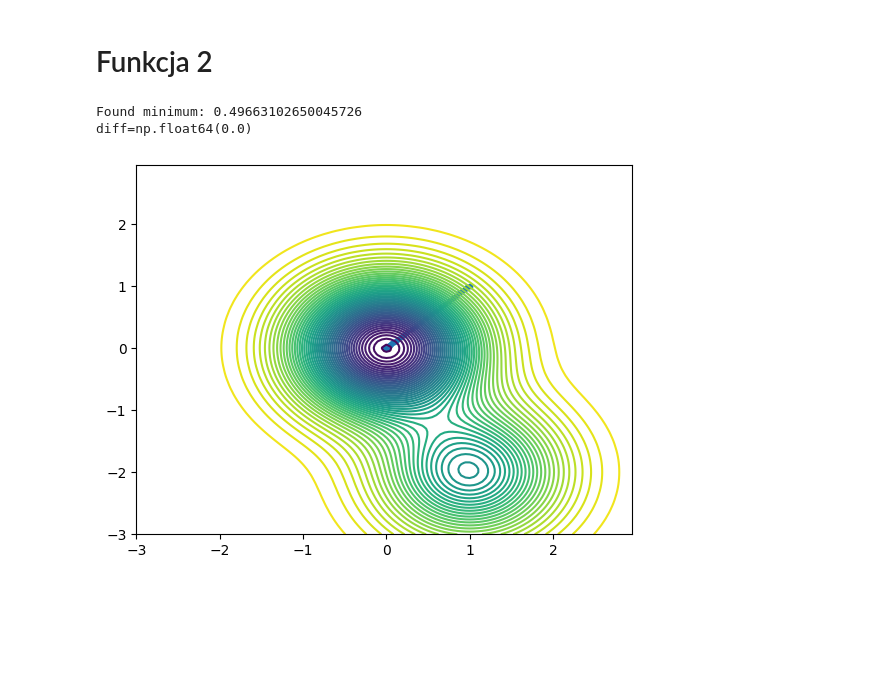
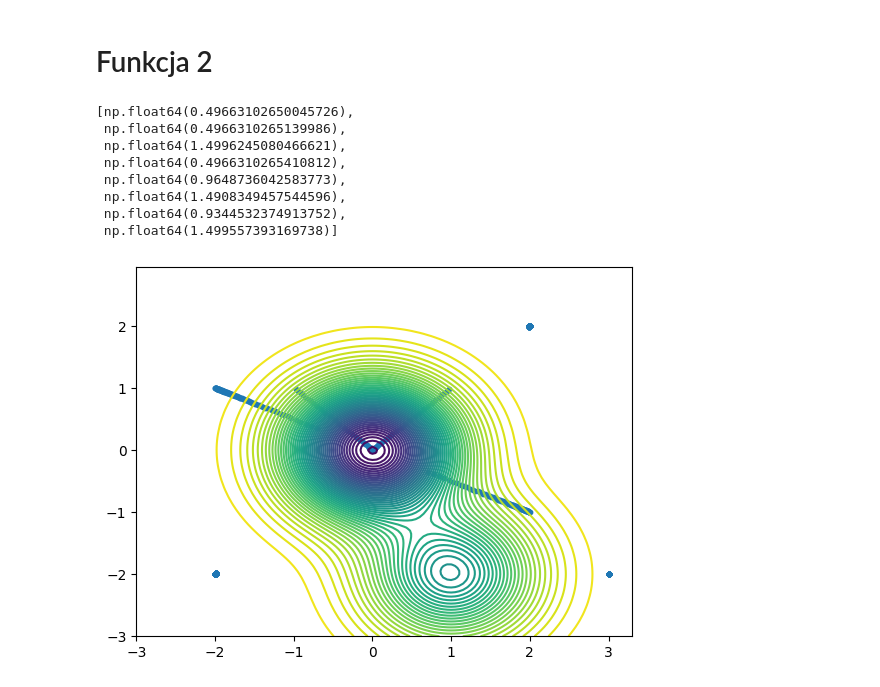
Before and after one commit to Sawertynn/wsi-24z, a Jupyter notebook: lab1/zadanie_1b.ipynb, the cells around one changed output. Cells and saved outputs as stored; diff of their text form; code cells hidden in the pictures; blank space fills up the shorter version.

Commit message:
now trace includes all runs

```diff
--- a/lab1/zadanie_1b.ipynb
+++ b/lab1/zadanie_1b.ipynb
@@ -75,7 +75,8 @@ class SimpleGradientDescent:
         self.alpha = alpha
         self.func = func
         self.grad_func = grad_func
-        self.trace = None
+        #! changed
+        self.trace = np.ndarray((0, 2), np.float64)
 
     def _calc_Z_value(self):
         self.Z = self.func(self.X, self.Y)
@@ -84,7 +85,7 @@ class SimpleGradientDescent:
         self._calc_Z_value()
         plt.figure()
         plt.contour(self.X, self.Y, self.Z, 50)
-        if self.trace is not None and len(self.trace)>0:
+        if len(self.trace)>0:
 
             plt.scatter(self.trace[:,0], self.trace[:,1], s=10)
 
@@ -102,11 +103,14 @@ class SimpleGradientDescent:
 
     def minimize(self, x1_init:float, x2_init:float, steps:int, verbose:int=0, plot:bool=False)->float:
         #! TODO
-        self.trace = np.ndarray((steps+1, 2), np.float64)
         x1, x2 = x1_init, x2_init
-        self.trace[0, :] = [x1, x2]
+
+        length, width = self.trace.shape
+        self.trace.resize((length + steps, width))
+        np.append(self.trace, [x1, x2])
+
         for counter in range(steps):
             dir1, dir2 = self.gradient_descent_step(x1, x2)
             x1, x2 = x1 + dir1, x2 + dir2
-            self.trace[counter+1,:] = [x1, x2]
+            self.trace[length + counter,:] = [x1,x2]
         return self.calculate_func_vale(x1, x2)
@@ -117,3 +117,14 @@ def
+# %%
+starting_points = [(0, 0), (1, 1), (2, 2), (-1, 1), (-2, 1), (3, -2), (2, -1), (-2, -2)]
+
+def measure_sgd(func, func_grad, s_points, steps=100, alphas=[.1]):
+    results = []
+    sgd = SimpleGradientDescent(func, func_grad)
+    for x1, x2 in s_points:
+        val = sgd.minimize(x1, x2, steps)
+        results.append(val)
+    sgd.plot_func()
+    return results
 # %% [markdown]
 # Funkcja 1
 # %%
@@ -135,31 +155,30 @@ sgd1.plot_func()
 # %%
 def g(x1: float, x2: float) -> float:
     return (
         1.5
         - np.exp(-(x1 ** (2)) - x2 ** (2))
         - 0.5 * np.exp(-((x1 - 1) ** (2)) - (x2 + 2) ** (2))
     )
 
 
 def g_grad(x1: float, x2: float) -> float:
     z1 = 2 * x1 * np.exp(-x1**2 - x2**2)
     +(x1 - 1) * np.exp(-((x1 - 1) ** 2) - (x2 + 2) ** 2)
 
     z2 = 2 * x2 * np.exp(-x1**2 - x2**2)
     +(x2 + 2) * np.exp(-((x1 - 1) ** 2) - (x2 + 2) ** 2)
 
     return (z1, z2)
 
 
-sgd2 = SimpleGradientDescent(g, g_grad)
-found = sgd2.minimize(1, 1, 200)
-print(f'Found minimum: {mval}')
-sgd2.plot_func()
-
-mval = sgd2.calculate_func_vale(0, 0)
-diff = np.abs(mval - found)
-print(f'{diff=}')
+res2 = measure_sgd(g, g_grad, starting_points)
 # %% [output]
-Found minimum: 0.49663102650045726
-diff=np.float64(0.0)
+[np.float64(0.49663102650045726),
+ np.float64(0.4966310265139986),
+ np.float64(1.4996245080466621),
+ np.float64(0.4966310265410812),
+ np.float64(0.9648736042583773),
+ np.float64(1.4908349457544596),
+ np.float64(0.9344532374913752),
+ np.float64(1.499557393169738)]
-[figure, old version]
+[figure, new version]
```
Also changed, not shown: parts of 2 cells of this notebook.
